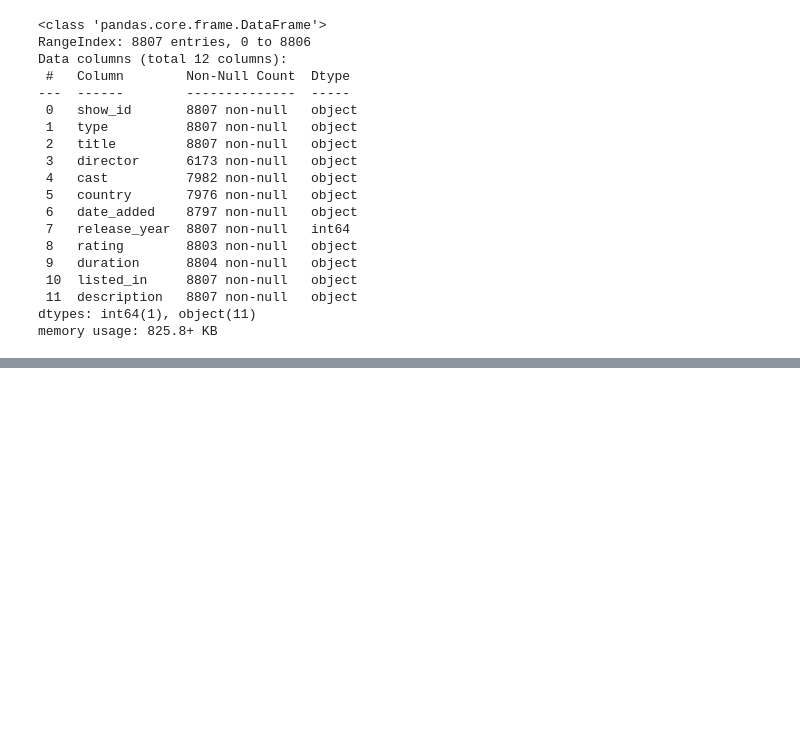
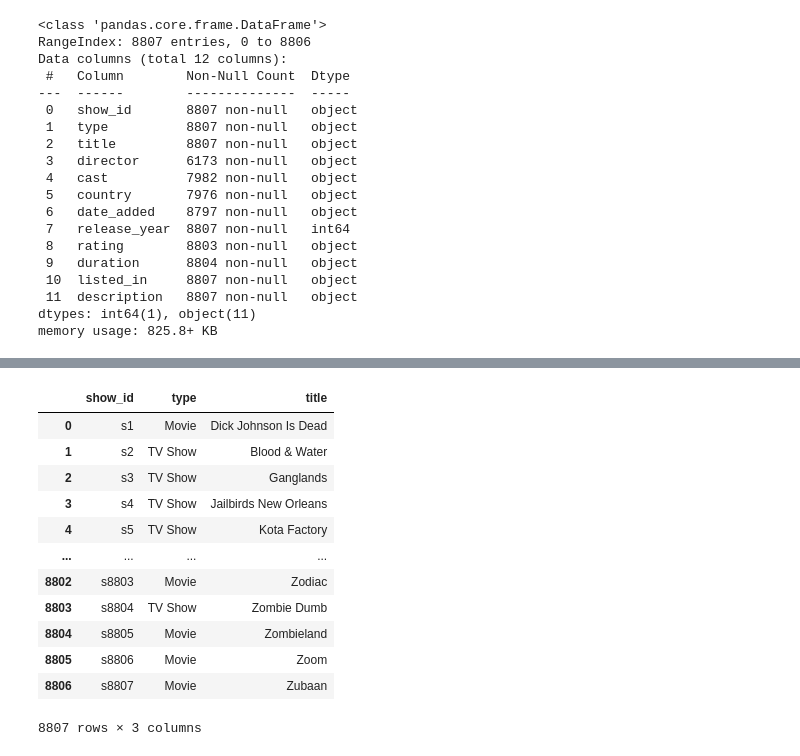
Before and after one commit to kseniasvichkareva/Step, a Jupyter notebook: ДЗ19.ipynb, the cells around one changed output, grey strips where cells are left out. Saved outputs shown, nothing was run; the diff lists cells and outputs as text; code cells hidden in the pictures; blank space fills up the shorter version.

```diff
--- a/ДЗ19.ipynb
+++ b/ДЗ19.ipynb
@@ -27,0 +72,4 @@ memory usage: 825.8+ KB
+# %%
+data1=data[['show_id', 'type']]
+data2=data[['show_id', 'title']]
+data1
@@ -27,0 +106,17 @@ memory usage: 825.8+ KB
+# %%
+result1=pd.merge(data1, data2, on='show_id', how='outer')
+result1
+# %% [output]
+|  | show_id | type | title |
+| 0 | s1 | Movie | Dick Johnson Is Dead |
+| 1 | s2 | TV Show | Blood & Water |
+| 2 | s3 | TV Show | Ganglands |
+| 3 | s4 | TV Show | Jailbirds New Orleans |
+| 4 | s5 | TV Show | Kota Factory |
+| ... | ... | ... | ... |
+| 8802 | s8803 | Movie | Zodiac |
+| 8803 | s8804 | TV Show | Zombie Dumb |
+| 8804 | s8805 | Movie | Zombieland |
+| 8805 | s8806 | Movie | Zoom |
+| 8806 | s8807 | Movie | Zubaan |
+8807 rows × 3 columns
```
Also changed, not shown: parts of 17 cells of this notebook.
